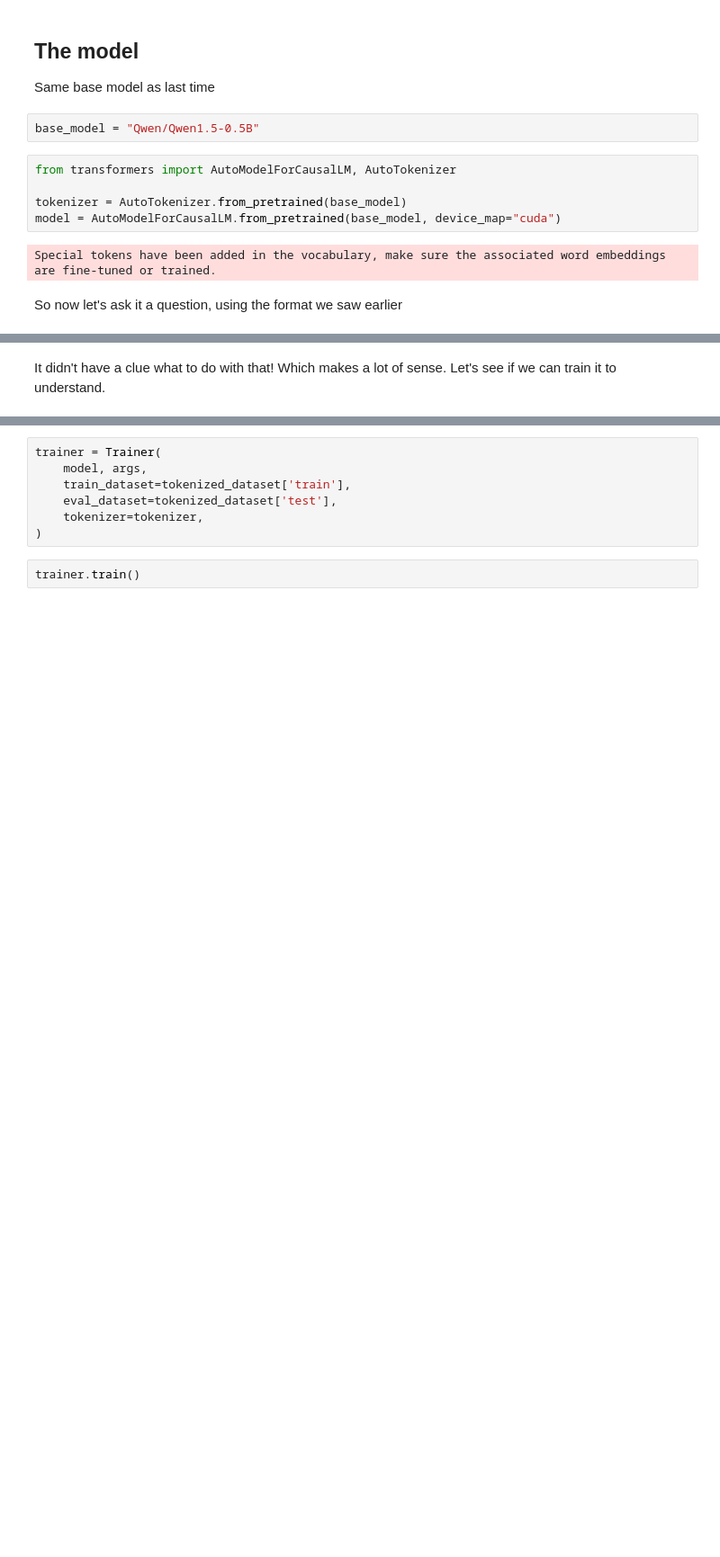
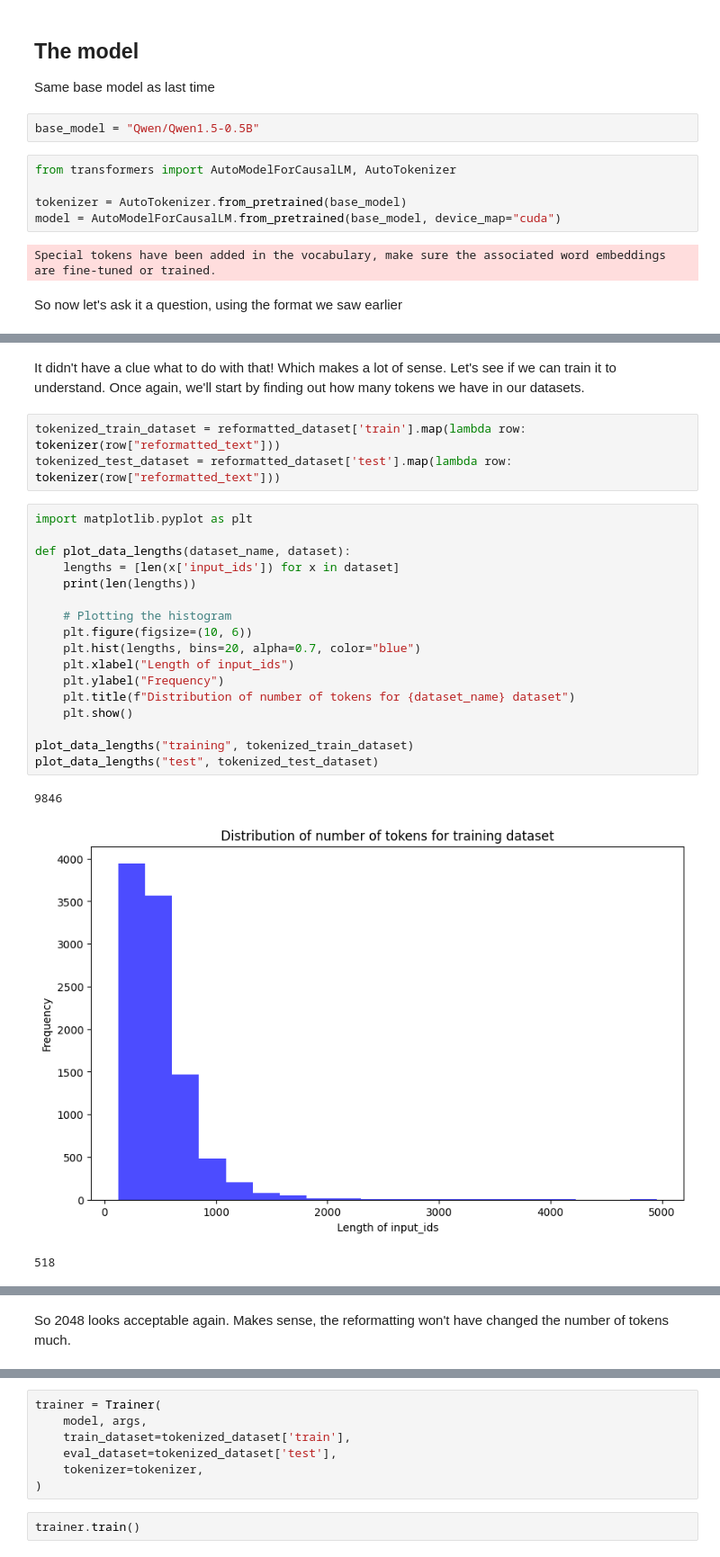
Before and after one commit to gpjt/fine-tune-2024-04, a Jupyter notebook: second-0.5b-fine-tune.ipynb, the cells around one changed output, grey strips where cells are left out. Shown: that part at 90% size. Cells and saved outputs as stored; diff of their text form; blank space fills up the shorter version.

```diff
--- a/second-0.5b-fine-tune.ipynb
+++ b/second-0.5b-fine-tune.ipynb
@@ -225,2 +225,26 @@ Who is Leonardo Da Vinci? [/INST]
 # %% [markdown]
-It didn't have a clue what to do with that!  Which makes a lot of sense.  Let's see if we can train it to understand.
+It didn't have a clue what to do with that!  Which makes a lot of sense.  Let's see if we can train it to understand.  Once again, we'll start by finding out how many tokens we have in our datasets.
+# %%
+tokenized_train_dataset = reformatted_dataset['train'].map(lambda row: tokenizer(row["reformatted_text"]))
+tokenized_test_dataset = reformatted_dataset['test'].map(lambda row: tokenizer(row["reformatted_text"]))
+# %%
+import matplotlib.pyplot as plt
+
+def plot_data_lengths(dataset_name, dataset):
+    lengths = [len(x['input_ids']) for x in dataset]
+    print(len(lengths))
+
+    # Plotting the histogram
+    plt.figure(figsize=(10, 6))
+    plt.hist(lengths, bins=20, alpha=0.7, color="blue")
+    plt.xlabel("Length of input_ids")
+    plt.ylabel("Frequency")
+    plt.title(f"Distribution of number of tokens for {dataset_name} dataset")
+    plt.show()
+
+plot_data_lengths("training", tokenized_train_dataset)
+plot_data_lengths("test", tokenized_test_dataset)
+# %% [output]
+9846
+[figure, added]
+518
@@ -227,3 +252,5 @@ It didn't have a clue what to do with that!  Which makes a lot of sense.  Let's
+# %% [markdown]
+So 2048 looks acceptable again.  Makes sense, the reformatting won't have changed the number of tokens much.
 # %%
 from transformers import TrainingArguments,Trainer
 
```
Also changed, not shown: parts of 6 cells of this notebook.
